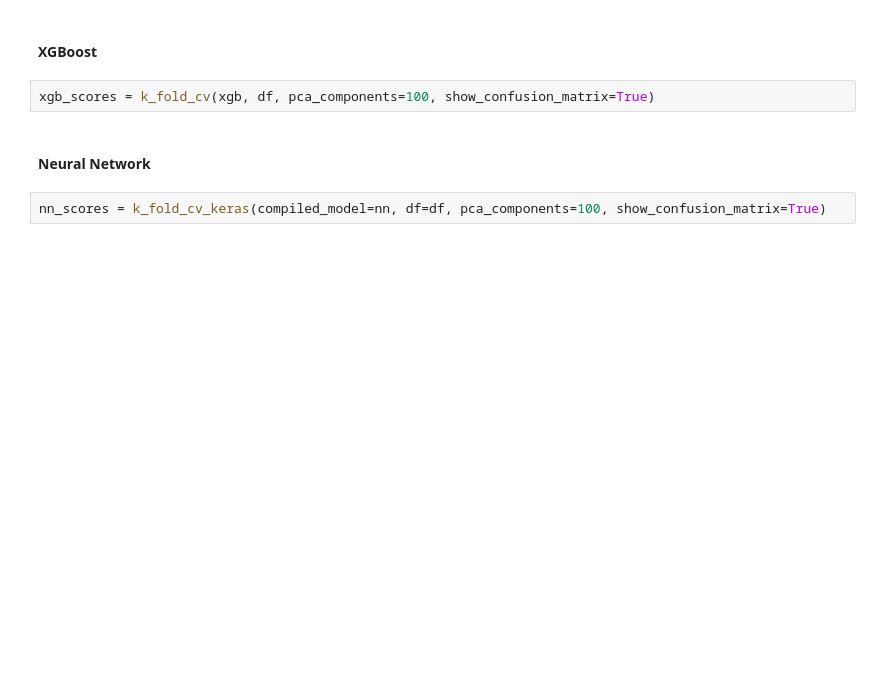
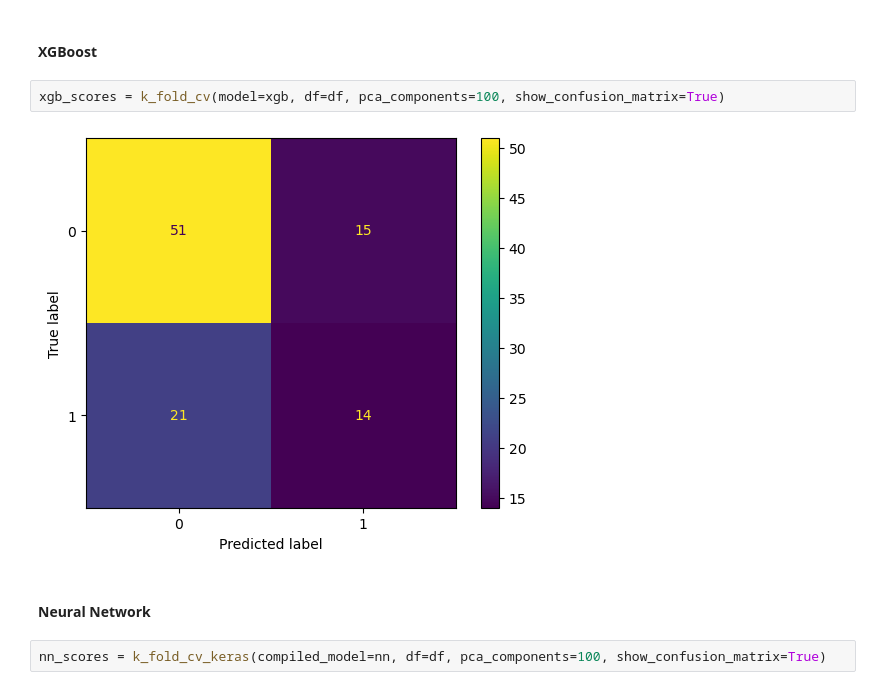
Before and after one commit to barbara-san/LabIACD-Project-1, a Jupyter notebook: Delivery/model_comparison.ipynb, the cells around one changed output. Saved outputs shown, nothing was run; the diff lists cells and outputs as text; blank space fills up the shorter version.

Commit message:
Model Comparison ran

```diff
--- a/Delivery/model_comparison.ipynb
+++ b/Delivery/model_comparison.ipynb
@@ -68,7 +79,9 @@ rf_scores = k_fold_cv(model=rf, df=df, pca_components=100, show_confusion_matrix
 # %% [markdown]
 #### XGBoost
 # %%
-xgb_scores = k_fold_cv(xgb, df, pca_components=100, show_confusion_matrix=True)
+xgb_scores = k_fold_cv(model=xgb, df=df, pca_components=100, show_confusion_matrix=True)
+# %% [output]
+[figure, added]
 # %% [markdown]
 #### Neural Network
 # %%
```
Also changed, not shown: parts of 12 cells of this notebook, 1 other file.
